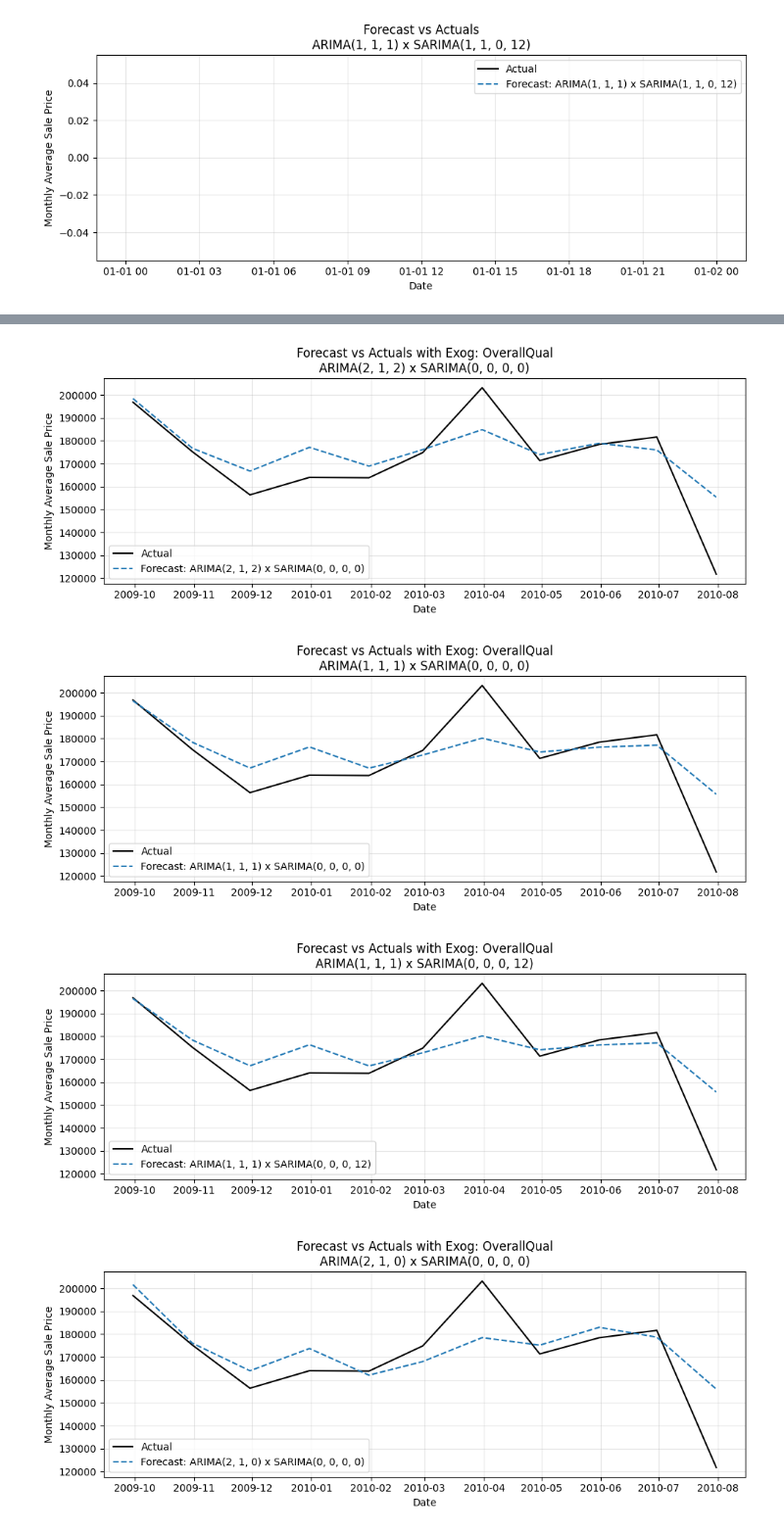
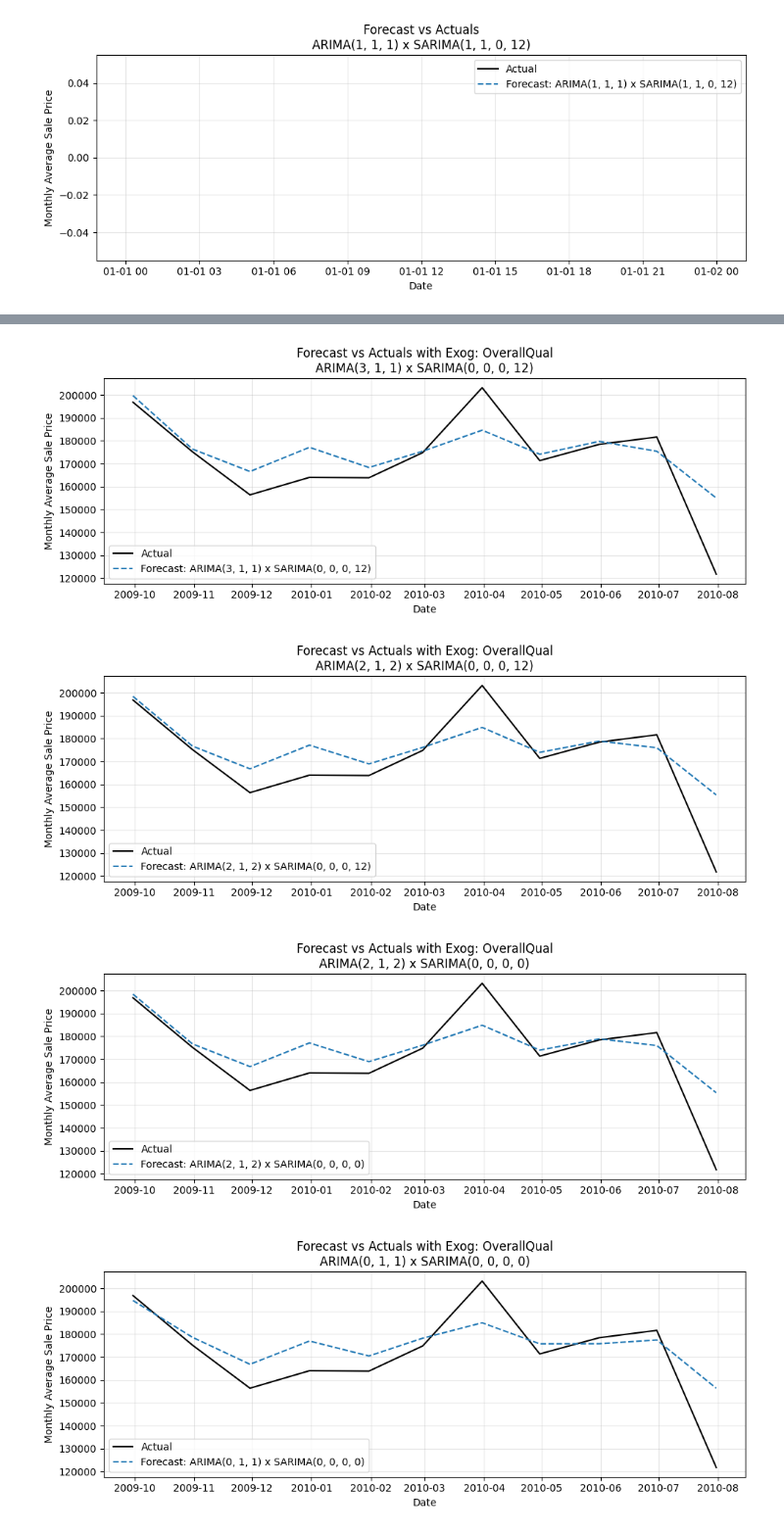
Before and after one commit to HardyUnine/House-Prices-Model, a Jupyter notebook: notebooks/4_time_series_analysis.ipynb, the cells around one changed output, grey strips where cells are left out. Shown at 98% size. Cells and saved outputs as stored; diff of their text form; code cells hidden in the pictures.

```diff
--- a/notebooks/4_time_series_analysis.ipynb
+++ b/notebooks/4_time_series_analysis.ipynb
@@ -402,7 +402,7 @@ exog_train = exog_data.iloc[:split]
 exog_test = exog_data.iloc[split:]
 
 # SARIMAX model combinations
-non_seasonal_orders = [(1,1,1), (2,1,0), (2,1,2),] #(3,1,1), (1,0,0), (1,0,1), (0,1,1), (0,0,1)]
+non_seasonal_orders = [(1,1,1), (2,1,0), (2,1,2), (3,1,1), (1,0,0), (1,0,1), (0,1,1), (0,0,1)]
 seasonal_orders = [(0,1,1,12), (0,0,0,12), (0,0,0,0)]
 
 
@@ -472,6 +472,7 @@ summary_df = pd.DataFrame([
 
 print(summary_df[['Model', 'Relative Forecast Error Variance', 'AIC']])
 
+
 # Plot top 2 models
 for name in summary_df['Model'][:5]:
     res = results[name]
@@ -510,4 +511,4 @@ for name in summary_df['Model'][:5]:
-[figure, old version]
+[figure, new version]
-[figure, old version]
+[figure, new version]
-[figure, old version]
+[figure, new version]
-[figure, old version]
+[figure, new version]
```
Also changed, not shown: parts of 4 cells of this notebook.
